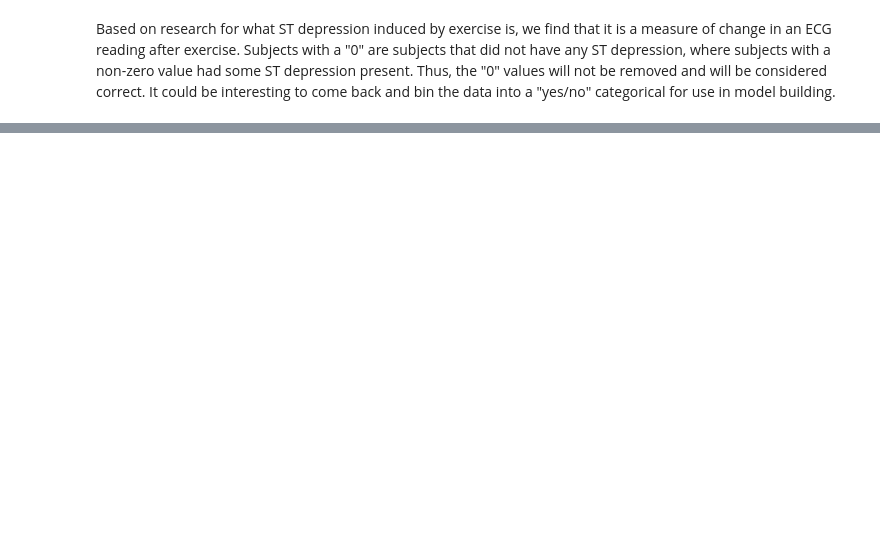
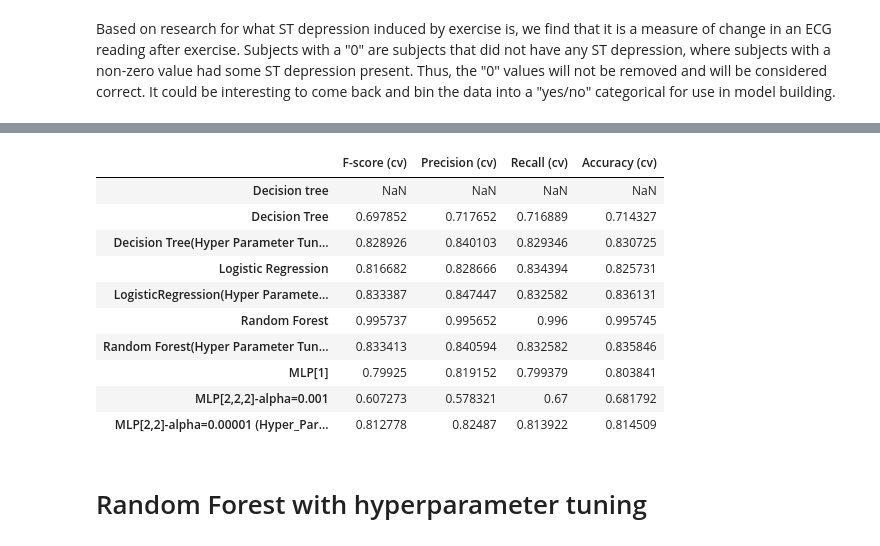
Before and after one commit to abroniewski/Heart-Disease-Machine-Learning-Exploration, a Jupyter notebook: src/Heart_Disease_Detection.ipynb, the cells around one changed output, grey strips where cells are left out. Cells and saved outputs as stored; diff of their text form; code cells hidden in the pictures; blank space fills up the shorter version.

```diff
--- a/src/Heart_Disease_Detection.ipynb
+++ b/src/Heart_Disease_Detection.ipynb
@@ -305,0 +471,6 @@ Based on research for what ST depression induced by exercise is, we find that it
+# %%
+scaler = StandardScaler()
+X_train = scaler.fit_transform(X_train)
+X_test = scaler.transform(X_test)
+y_train = y_train.values.ravel()
+y_test = y_test.values.ravel()
@@ -305,0 +479,3 @@ Based on research for what ST depression induced by exercise is, we find that it
+# %%
+results_df = pd.DataFrame(index=['Decision tree'],
+                          columns=['F-score (cv)', 'Precision (cv)','Recall (cv)', 'Accuracy (cv)'])
@@ -305,0 +604,13 @@ Based on research for what ST depression induced by exercise is, we find that it
+# %%
+#cross_fold validation without hyperparameter tuning
+cv = KFold(n_splits=10, random_state=42, shuffle=True)
+model = LogisticRegression()
+#print(cross_val_score(model, X_train, y_train, scoring='accuracy', cv=cv, n_jobs=-1).mean())
+cross_val_results = pd.DataFrame(cross_validate(model, X_train, y_train, cv = cv,
+                                                scoring = [ 'f1_macro', 'precision_macro', 'recall_macro', 'accuracy'] ))
+
+results_df.loc['Logistic Regression',:] = cross_val_results[['test_f1_macro',
+       'test_precision_macro', 'test_recall_macro','test_accuracy']].mean().values
+
+
+results_df.sort_values(by='F-score (cv)', ascending=False)
@@ -305,0 +661,13 @@ Based on research for what ST depression induced by exercise is, we find that it
+# %%
+init_time=time()
+
+rf = RandomForestClassifier(n_estimators=20, random_state=42, max_depth=4)
+rf.fit(X_train,y_train)
+rf_predicted = rf.predict(X_test)
+
+# Making the Confusion Matrix
+cm = confusion_matrix(y_test, rf_predicted)
+print(cm)
+print('Accuracy:', accuracy_score(y_test, rf_predicted)*100,'%')
+print(classification_report(y_test,rf_predicted))
+#print(timedelta(seconds=(time()-init_time)))
@@ -305,0 +686,23 @@ Based on research for what ST depression induced by exercise is, we find that it
+# %%
+cross_val_results = pd.DataFrame(cross_validate(rf, X_train, y_train, cv = 5,
+                                                scoring = [ 'f1_macro', 'precision_macro', 'recall_macro', 'accuracy'] ))
+
+results_df.loc['Random Forest',:] = cross_val_results[['test_f1_macro',
+       'test_precision_macro', 'test_recall_macro','test_accuracy']].mean().values
+
+confusion(y_train,rf_predicted)
+results_df
+# %% [output]
+|  | F-score (cv) | Precision (cv) | Recall (cv) | Accuracy (cv) |
+| Decision tree | NaN | NaN | NaN | NaN |
+| Decision Tree | 0.697852 | 0.717652 | 0.716889 | 0.714327 |
+| Decision Tree(Hyper Parameter Tun... | 0.828926 | 0.840103 | 0.829346 | 0.830725 |
+| Logistic Regression | 0.816682 | 0.828666 | 0.834394 | 0.825731 |
+| LogisticRegression(Hyper Paramete... | 0.833387 | 0.847447 | 0.832582 | 0.836131 |
+| Random Forest | 0.995737 | 0.995652 | 0.996 | 0.995745 |
+| Random Forest(Hyper Parameter Tun... | 0.833413 | 0.840594 | 0.832582 | 0.835846 |
+| MLP[1] | 0.79925 | 0.819152 | 0.799379 | 0.803841 |
+| MLP[2,2,2]-alpha=0.001 | 0.607273 | 0.578321 | 0.67 | 0.681792 |
+| MLP[2,2]-alpha=0.00001 (Hyper_Par... | 0.812778 | 0.82487 | 0.813922 | 0.814509 |
+# %% [markdown]
+# Random Forest with hyperparameter tuning
```
Also changed, not shown: parts of 57 cells of this notebook.
